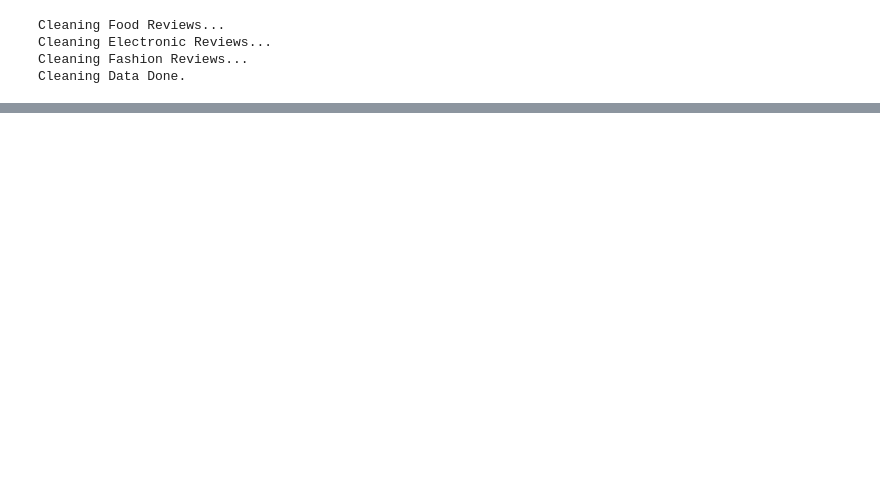
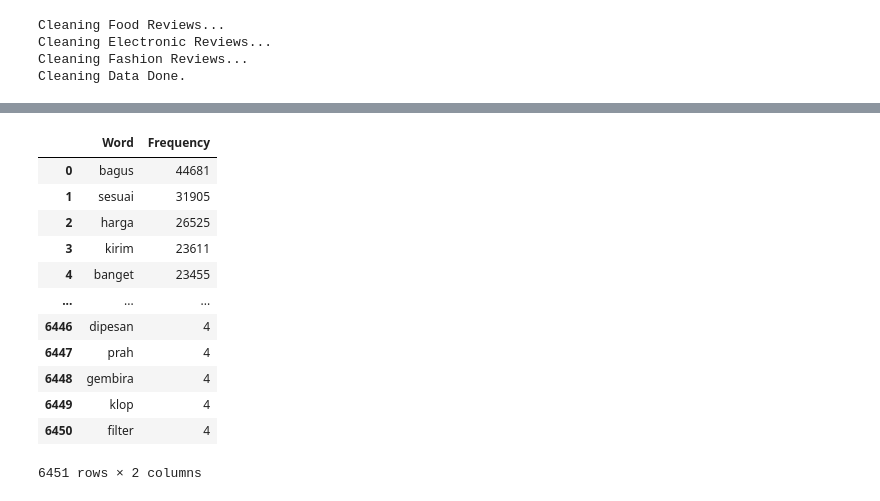
Before and after one commit to taqiyyaghazi/product-reviews-sentiment-analysis, a Jupyter notebook: notebooks/3-cleaning-data.ipynb, the cells around one changed output, grey strips where cells are left out. Saved outputs shown, nothing was run; the diff lists cells and outputs as text; code cells hidden in the pictures; blank space fills up the shorter version.

```diff
--- a/notebooks/3-cleaning-data.ipynb
+++ b/notebooks/3-cleaning-data.ipynb
@@ -121,0 +225,18 @@ Name: clean_review_v2, Length: 10422, dtype: object
+# %%
+counter = df_fashion_v1.clean_review_v4.str.split(expand=True).stack().value_counts().reset_index()
+counter.columns = ['Word', 'Frequency']
+counter
+# %% [output]
+|  | Word | Frequency |
+| 0 | bagus | 44681 |
+| 1 | sesuai | 31905 |
+| 2 | harga | 26525 |
+| 3 | kirim | 23611 |
+| 4 | banget | 23455 |
+| ... | ... | ... |
+| 6446 | dipesan | 4 |
+| 6447 | prah | 4 |
+| 6448 | gembira | 4 |
+| 6449 | klop | 4 |
+| 6450 | filter | 4 |
+6451 rows × 2 columns
```
Also changed, not shown: parts of 22 cells of this notebook, 1 other file.
